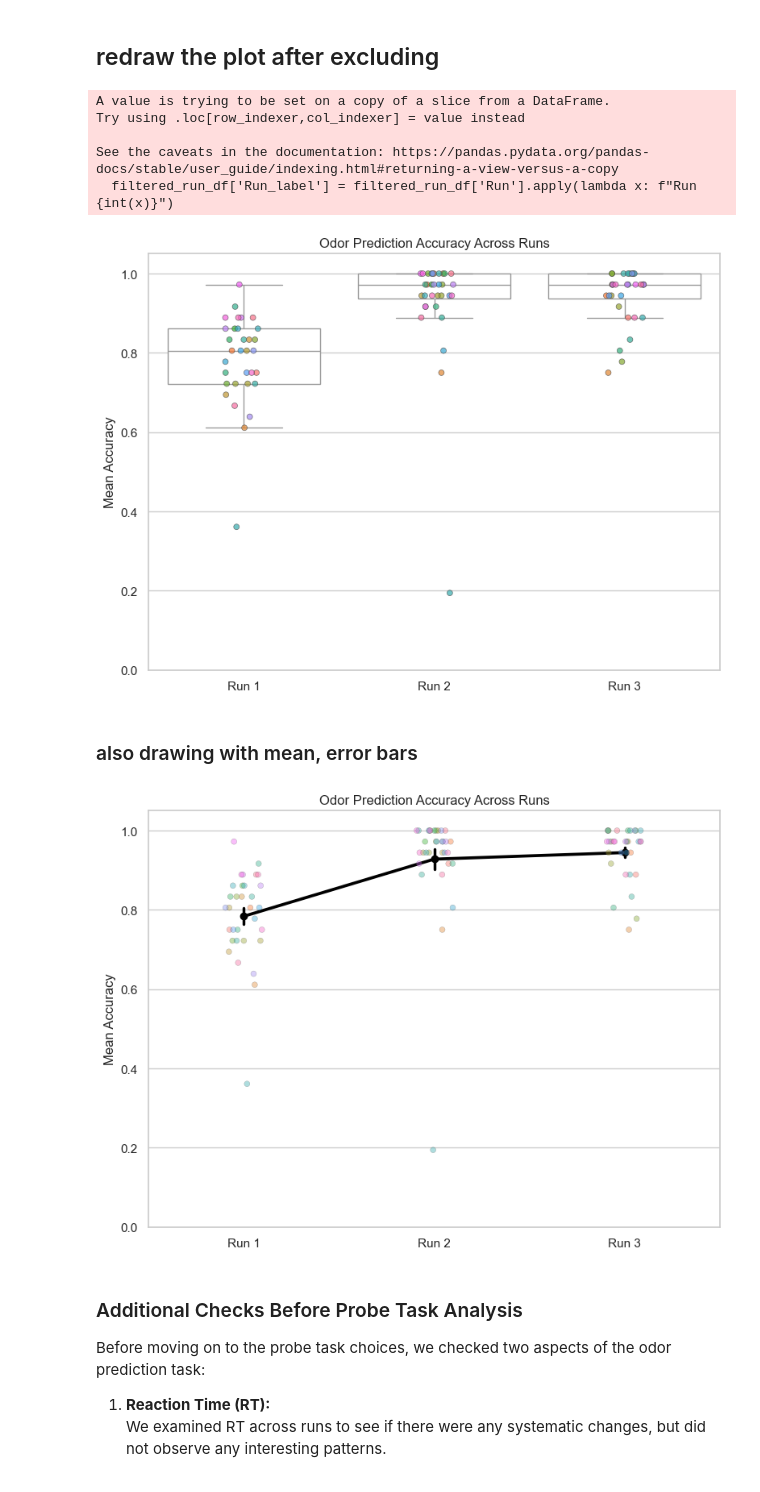
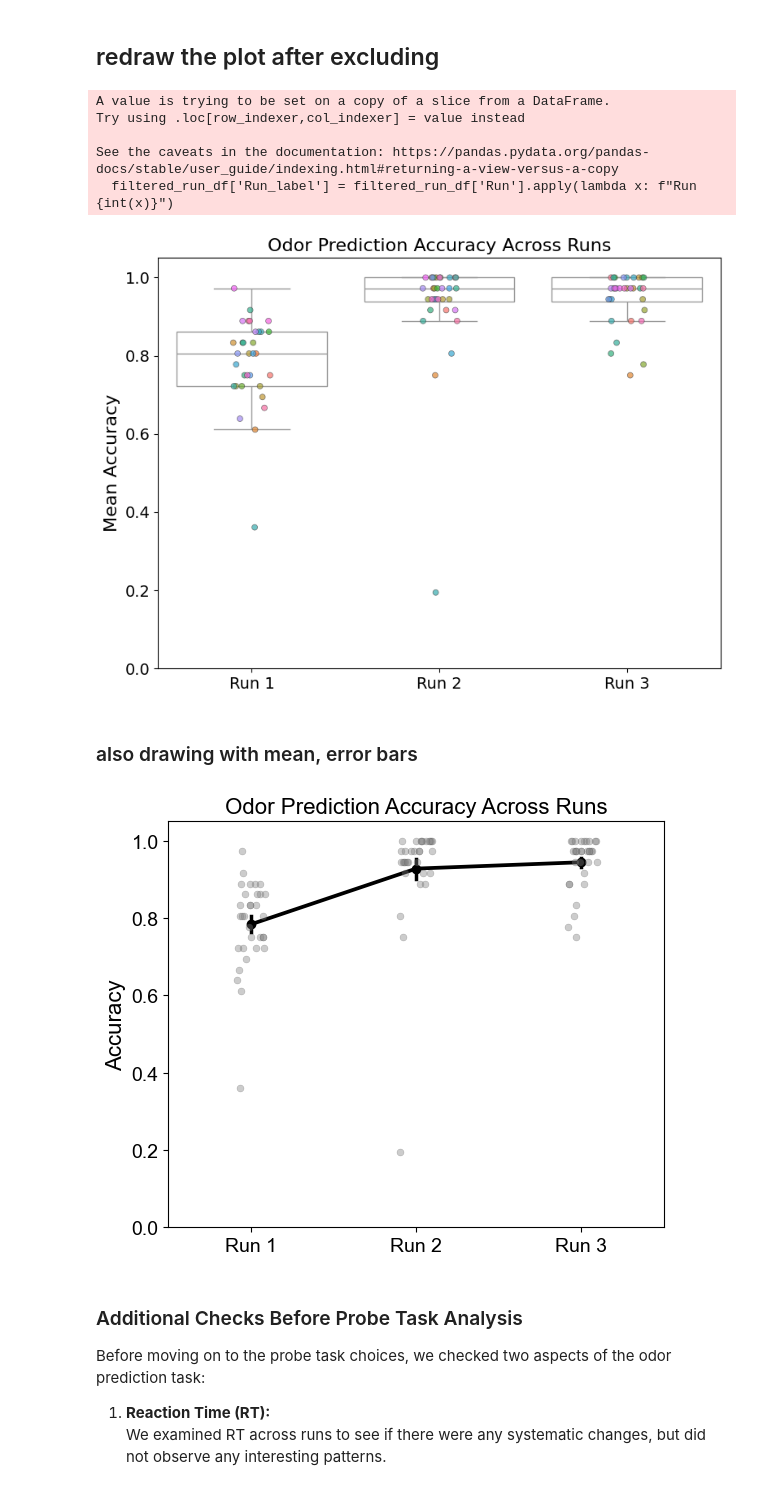
Before and after one commit to QingfangLiu/project-spcd, a Jupyter notebook: behavior/analyze_behaviors.ipynb, the cells around one changed output. Saved outputs shown, nothing was run; the diff lists cells and outputs as text; code cells hidden in the pictures.

Commit message:
edit figures

```diff
--- a/behavior/analyze_behaviors.ipynb
+++ b/behavior/analyze_behaviors.ipynb
@@ -6,6 +6,21 @@ from IPython.display import Image, display
 import seaborn as sns
 from scipy.stats import ttest_rel, wilcoxon
 from scipy.stats import pearsonr
+# %%
+import matplotlib.pyplot as plt
+plt.rcParams['font.family'] = 'Arial'
+
+plt.rc('axes', titlesize=16)       # Title size
+plt.rc('axes', labelsize=16)       # Axis label size
+plt.rc('xtick', labelsize=14)      # X-tick label size
+plt.rc('ytick', labelsize=14)      # Y-tick label size
+plt.rc('legend', fontsize=12)      # Legend font size
+plt.rc('font', size=14)            # General font size
+
+session_colors = {
+    'pre': '#2C7BB6',   # Cerulean Blue
+    'post': '#D7191C'   # Vermilion
+}
 # %%
 # Base directory
 base_path = Path('/Users/liuq13/SPCD_data/beh_processed')
@@ -137,38 +152,39 @@ Try using .loc[row_indexer,col_indexer] = value instead
 
 See the caveats in the documentation: https://pandas.pydata.org/pandas-docs/stable/user_guide/indexing.html#returning-a-view-versus-a-copy
   filtered_run_df['Run_label'] = filtered_run_df['Run'].apply(lambda x: f"Run {int(x)}")
-[figure, old version]
+[figure, new version]
 # %% [markdown]
 ### also drawing with mean, error bars
 # %%
-plt.figure(figsize=(8, 6))
+plt.figure(figsize=(6, 5))
 
 # Jittered individual points (plotted first, in the background)
 sns.stripplot(
-    data=filtered_run_df, x='Run_label', y='mean_acc', hue='subject',
+    data=filtered_run_df, x='Run_label', y='mean_acc', color='gray',
     dodge=False, jitter=True, alpha=0.4, marker='o', linewidth=0.3, edgecolor='gray'
 )
 
 # Mean ± SE across runs, connected by line
 sns.pointplot(
     data=filtered_run_df, x='Run_label', y='mean_acc',
     dodge=False, errorbar='se', markers='o', color='black',
     err_kws={'linewidth': 2.5}, markersize=5
 )
 
 # Final plot settings
 plt.title('Odor Prediction Accuracy Across Runs')
 plt.xlabel('')
-plt.ylabel('Mean Accuracy')
+plt.ylabel('Accuracy')
 plt.ylim(0, 1.05)
 
 # Hide crowded legend
 plt.legend([], [], frameon=False)
 
 plt.tight_layout()
+plt.savefig('../plots/odor_pred.pdf', format='pdf', bbox_inches='tight')
 plt.show()
 # %% [output]
-[figure, old version]
+[figure, new version]
 # %% [markdown]
 ### Additional Checks Before Probe Task Analysis
 
```
Also changed, not shown: parts of 2 cells of this notebook, 10 other files.
